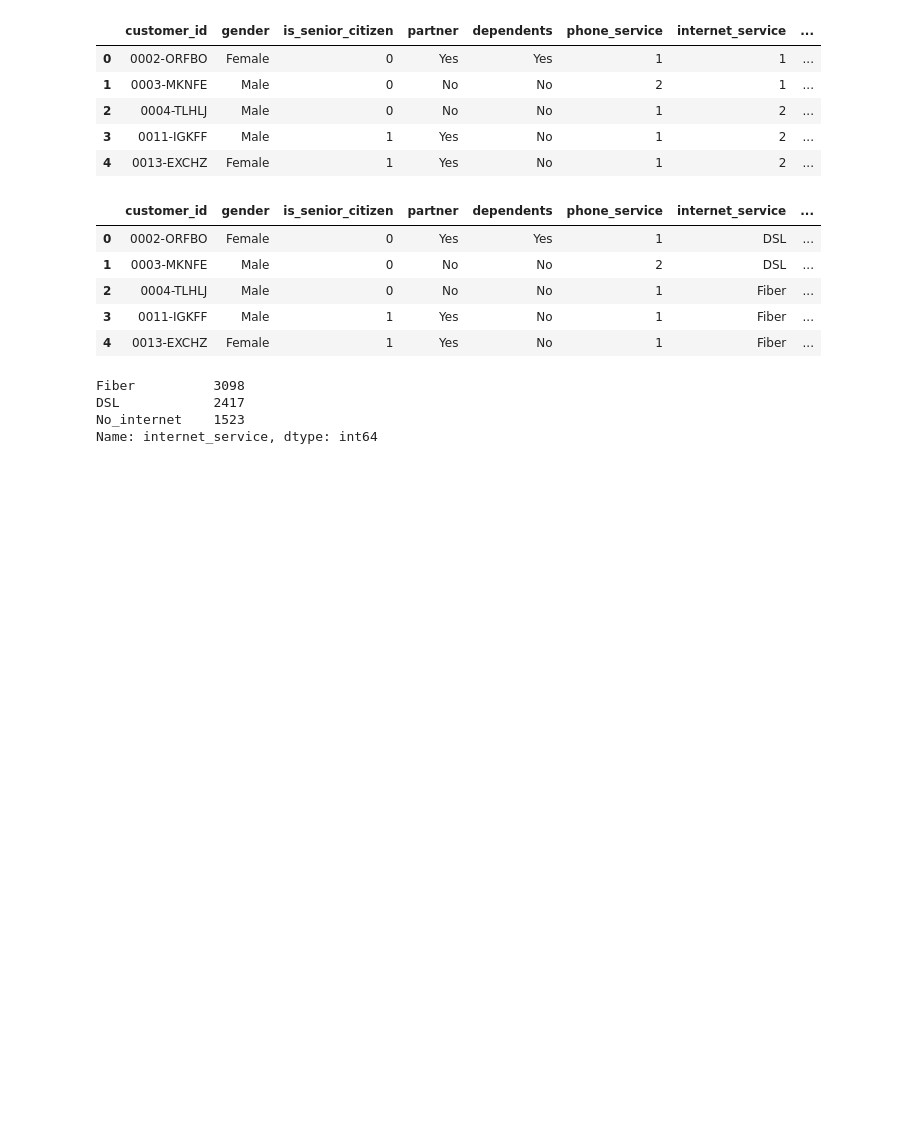
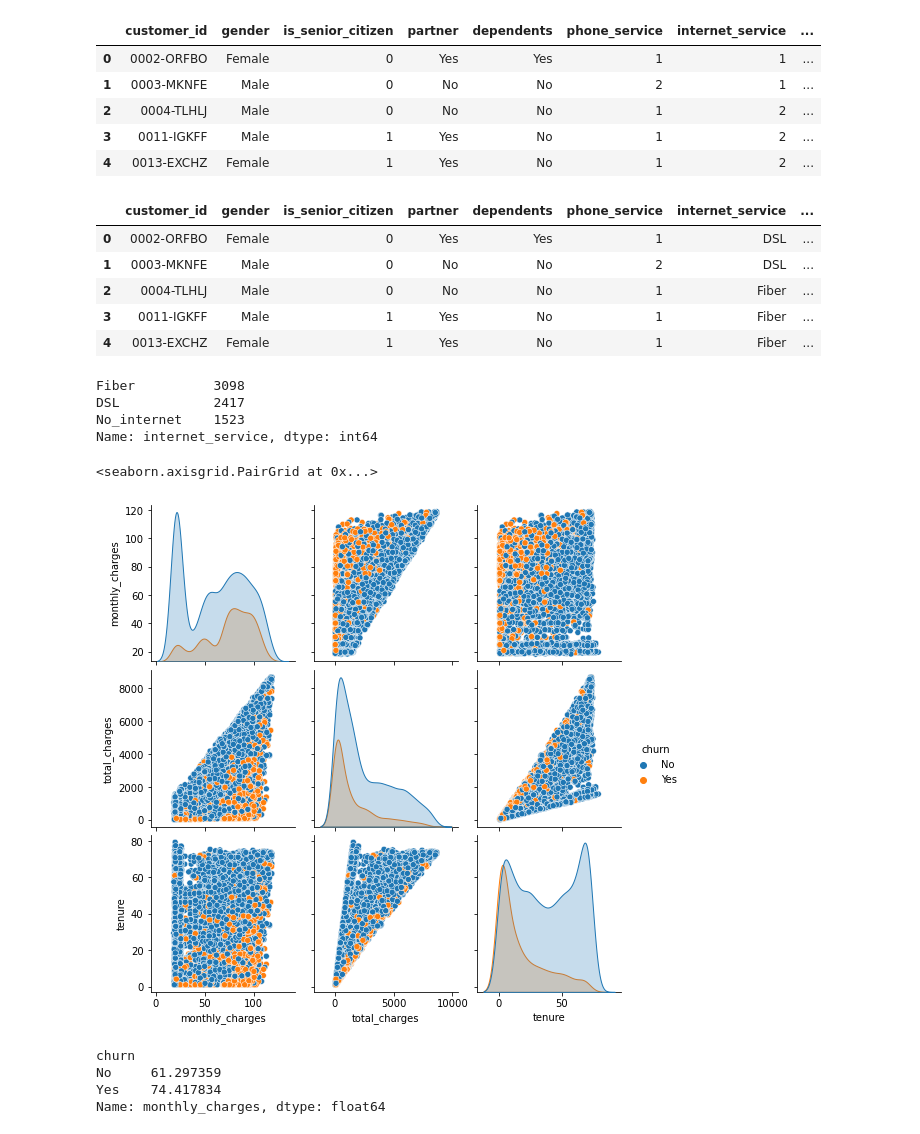
Before and after one commit to CodeupClassroom/kalpana-data-science-libraries, a Jupyter notebook: analysis.ipynb, the cells around one changed output. Cells and saved outputs as stored; diff of their text form; code cells hidden in the pictures; blank space fills up the shorter version.

```diff
--- a/analysis.ipynb
+++ b/analysis.ipynb
@@ -123,0 +128,14 @@ Name: internet_service, dtype: int64
+# %%
+sns.pairplot(df[['monthly_charges', 'total_charges', 'tenure', 'churn']], hue = 'churn')
+# %% [output]
+<seaborn.axisgrid.PairGrid at 0x...>
+[figure, added]
+# %%
+# mean monthly charges for customers who churn vs who don't churn?
+
+df.groupby('churn').monthly_charges.mean()
+# %% [output]
+churn
+No     61.297359
+Yes    74.417834
+Name: monthly_charges, dtype: float64
```
Also changed, not shown: parts of 8 cells of this notebook.
